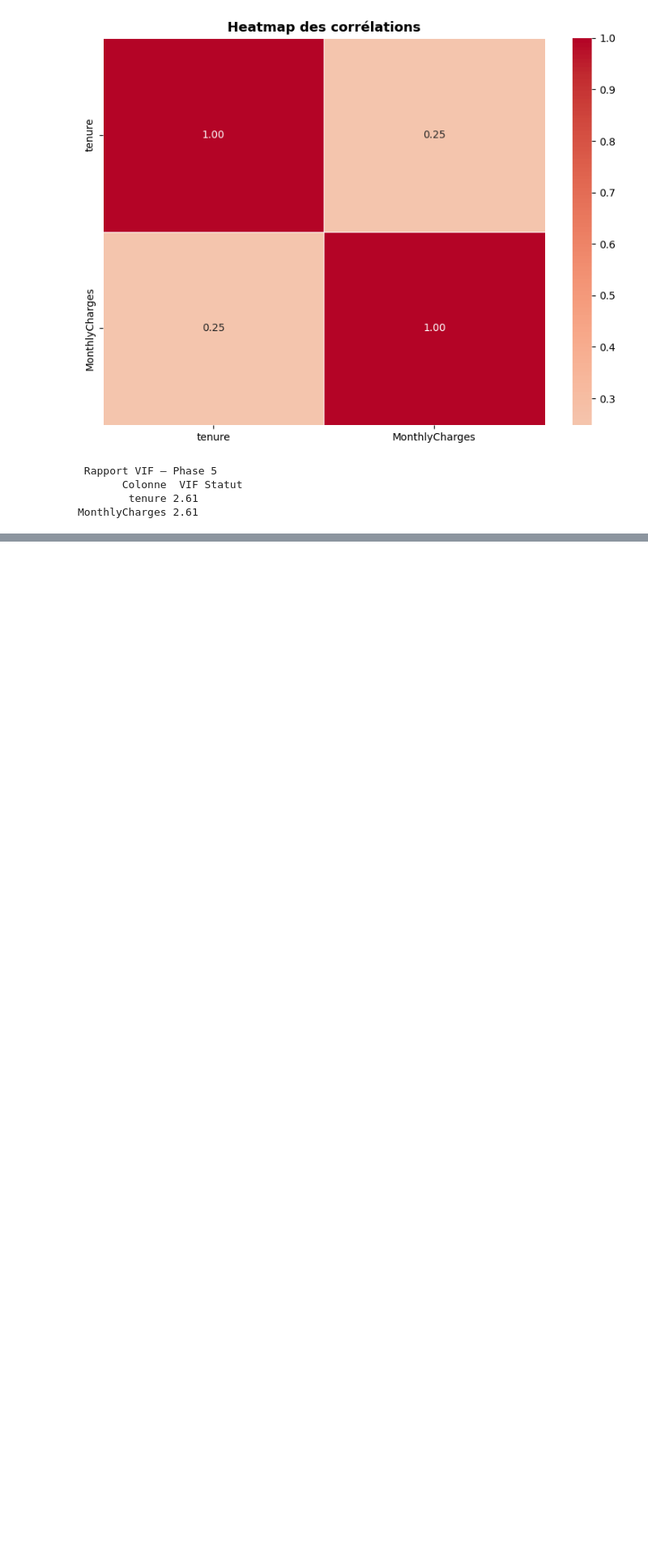
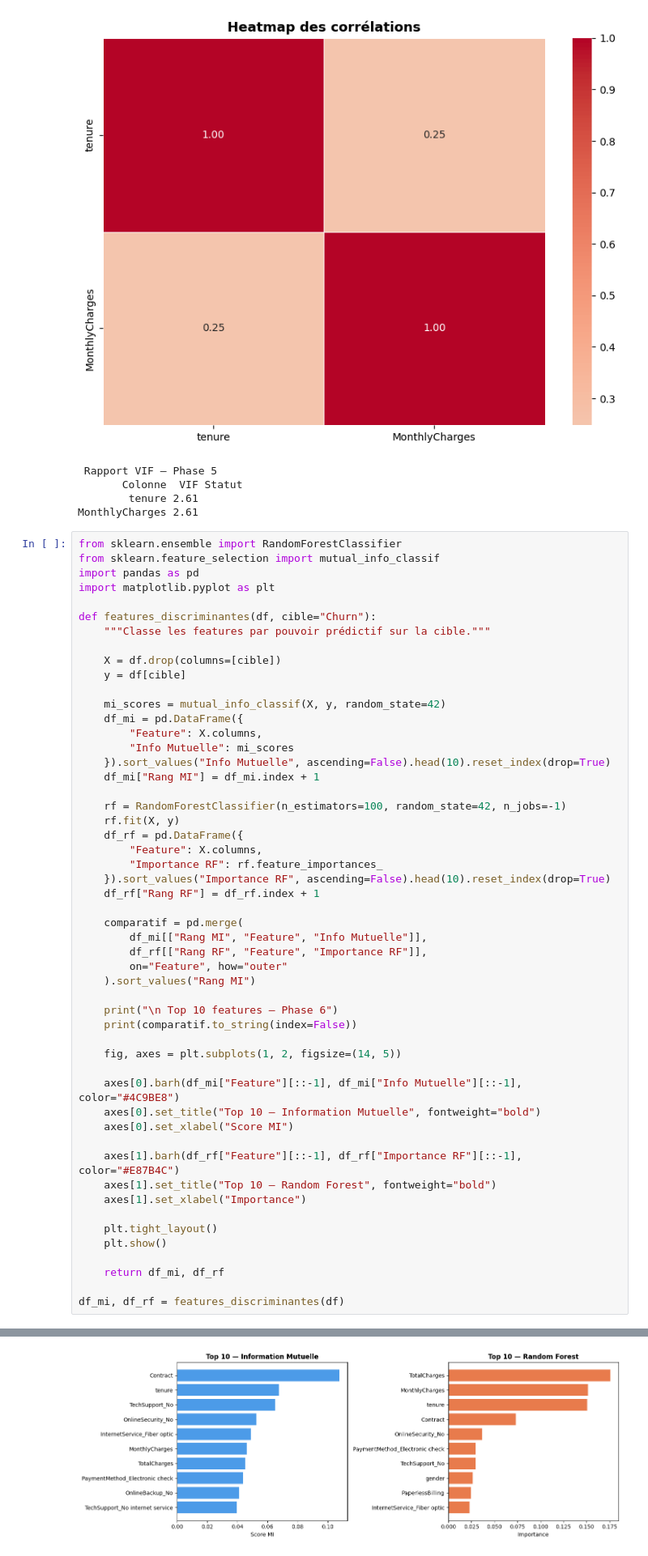
Before and after one commit to karamdh/arene-des-algos-KARAM-DHIFI01, a Jupyter notebook: jour2.ipynb, the cells around one changed output, grey strips where cells are left out. Shown at 81% size. Drawn from its saved outputs; the diff is of its cells as text; blank space fills up the shorter version.

Commit message:
feat: Phase 6 - features discriminantes MI + Random Forest

```diff
--- a/jour2.ipynb
+++ b/jour2.ipynb
@@ -388,3 +388,56 @@ TotalCharges_copie ∞ (colonne dupliquée !)
        Colonne  VIF Statut
         tenure 2.61
 MonthlyCharges 2.61
+# %%
+from sklearn.ensemble import RandomForestClassifier
+from sklearn.feature_selection import mutual_info_classif
+import pandas as pd
+import matplotlib.pyplot as plt
+
+def features_discriminantes(df, cible="Churn"):
+    """Classe les features par pouvoir prédictif sur la cible."""
+
+    X = df.drop(columns=[cible])
+    y = df[cible]
+
+    mi_scores = mutual_info_classif(X, y, random_state=42)
+    df_mi = pd.DataFrame({
+        "Feature": X.columns,
+        "Info Mutuelle": mi_scores
+    }).sort_values("Info Mutuelle", ascending=False).head(10).reset_index(drop=True)
+    df_mi["Rang MI"] = df_mi.index + 1
+
+    rf = RandomForestClassifier(n_estimators=100, random_state=42, n_jobs=-1)
+    rf.fit(X, y)
+    df_rf = pd.DataFrame({
+        "Feature": X.columns,
+        "Importance RF": rf.feature_importances_
+    }).sort_values("Importance RF", ascending=False).head(10).reset_index(drop=True)
+    df_rf["Rang RF"] = df_rf.index + 1
+
+    comparatif = pd.merge(
+        df_mi[["Rang MI", "Feature", "Info Mutuelle"]],
+        df_rf[["Rang RF", "Feature", "Importance RF"]],
+        on="Feature", how="outer"
+    ).sort_values("Rang MI")
+
+    print("\n Top 10 features — Phase 6")
+    print(comparatif.to_string(index=False))
+
+    fig, axes = plt.subplots(1, 2, figsize=(14, 5))
+
+    axes[0].barh(df_mi["Feature"][::-1], df_mi["Info Mutuelle"][::-1], color="#4C9BE8")
+    axes[0].set_title("Top 10 — Information Mutuelle", fontweight="bold")
+    axes[0].set_xlabel("Score MI")
+
+    axes[1].barh(df_rf["Feature"][::-1], df_rf["Importance RF"][::-1], color="#E87B4C")
+    axes[1].set_title("Top 10 — Random Forest", fontweight="bold")
+    axes[1].set_xlabel("Importance")
+
+    plt.tight_layout()
+    plt.show()
+
+    return df_mi, df_rf
+
+df_mi, df_rf = features_discriminantes(df)
+# %% [output]
@@ -390,0 +458 @@ MonthlyCharges 2.61
+[figure, added]
```
Also changed, not shown: parts of 2 cells of this notebook.
